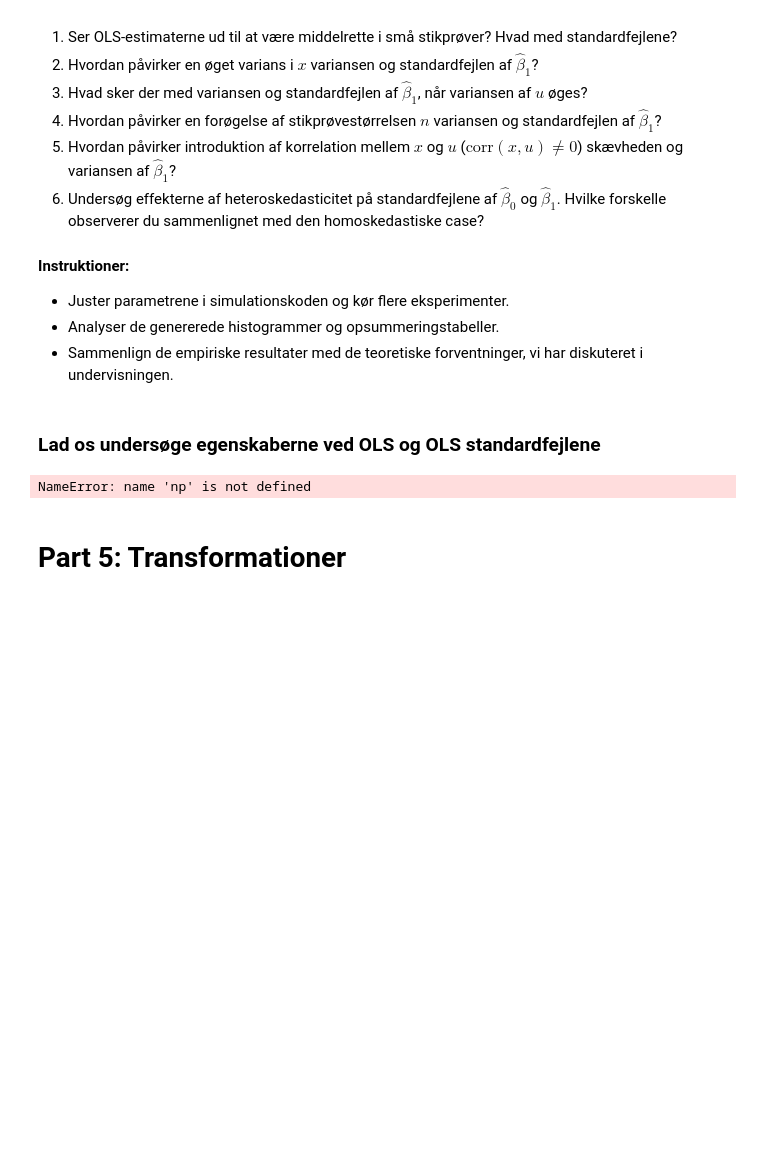
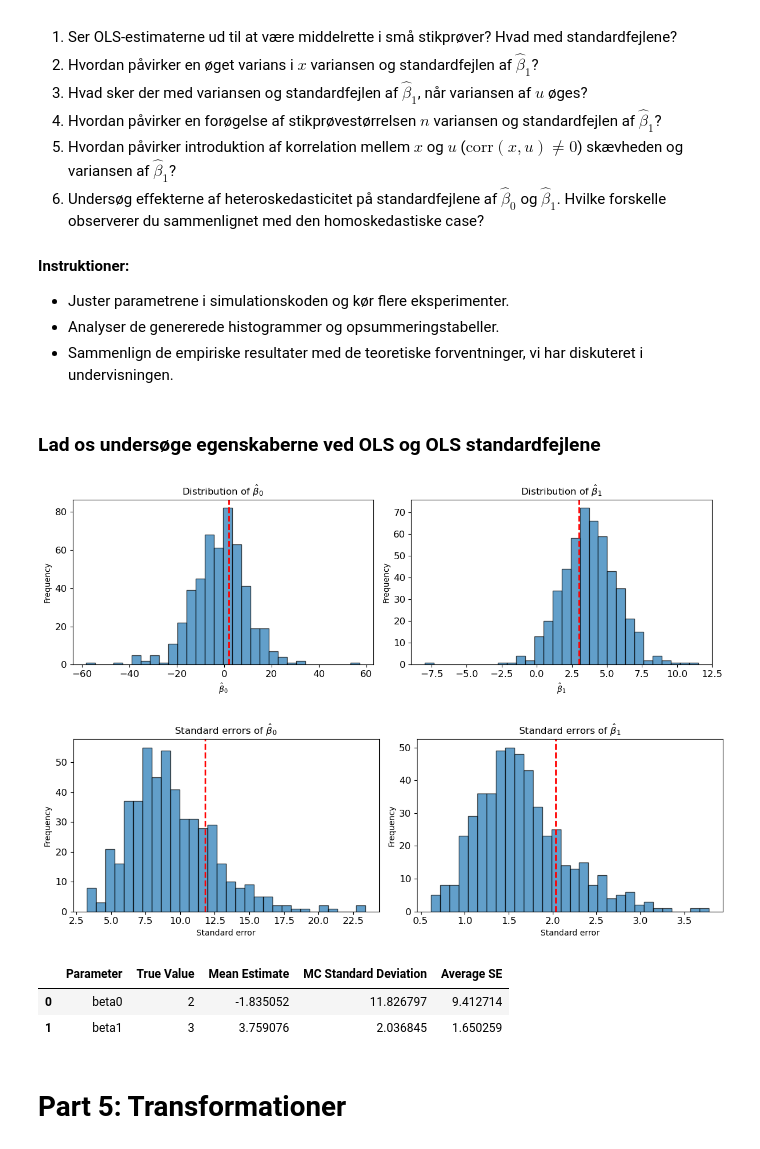
Before and after one commit to Silja-Imp/EconometricsA, a Jupyter notebook: 1_lectures/02_slr/02_slr_examples.ipynb, the cells around one changed output. Drawn from its saved outputs; the diff is of its cells as text; code cells hidden in the pictures; blank space fills up the shorter version.

```diff
--- a/1_lectures/02_slr/02_slr_examples.ipynb
+++ b/1_lectures/02_slr/02_slr_examples.ipynb
@@ -486,12 +486,16 @@ Brug Monte Carlo-simulationskoden til at undersøge følgende scenarier. Besvar
 ### Lad os undersøge egenskaberne ved OLS og OLS standardfejlene
 # %%
 summary_mc = monte_carlo_OLS(
-    n=100, M=5000, beta0=2, beta1=3, sigma_u=5,
+    n=10, M=500, beta0=2, beta1=3, sigma_u=10,
     x_dist="uniform", x_params=(0, 10),
-    rho_ux=0, heteroskedastic=False,
+    rho_ux=0.1, heteroskedastic=True,
 )
 # %% [output]
-NameError: name 'np' is not defined
+[figure, added]
+[figure, added]
+|  | Parameter | True Value | Mean Estimate | MC Standard Deviation | Average SE |
+| 0 | beta0 | 2 | -1.835052 | 11.826797 | 9.412714 |
+| 1 | beta1 | 3 | 3.759076 | 2.036845 | 1.650259 |
 # %% [markdown]
 # Part 5: Transformationer
 # %% [markdown]
```
Also changed, not shown: parts of 2 cells of this notebook, 1 other file.
